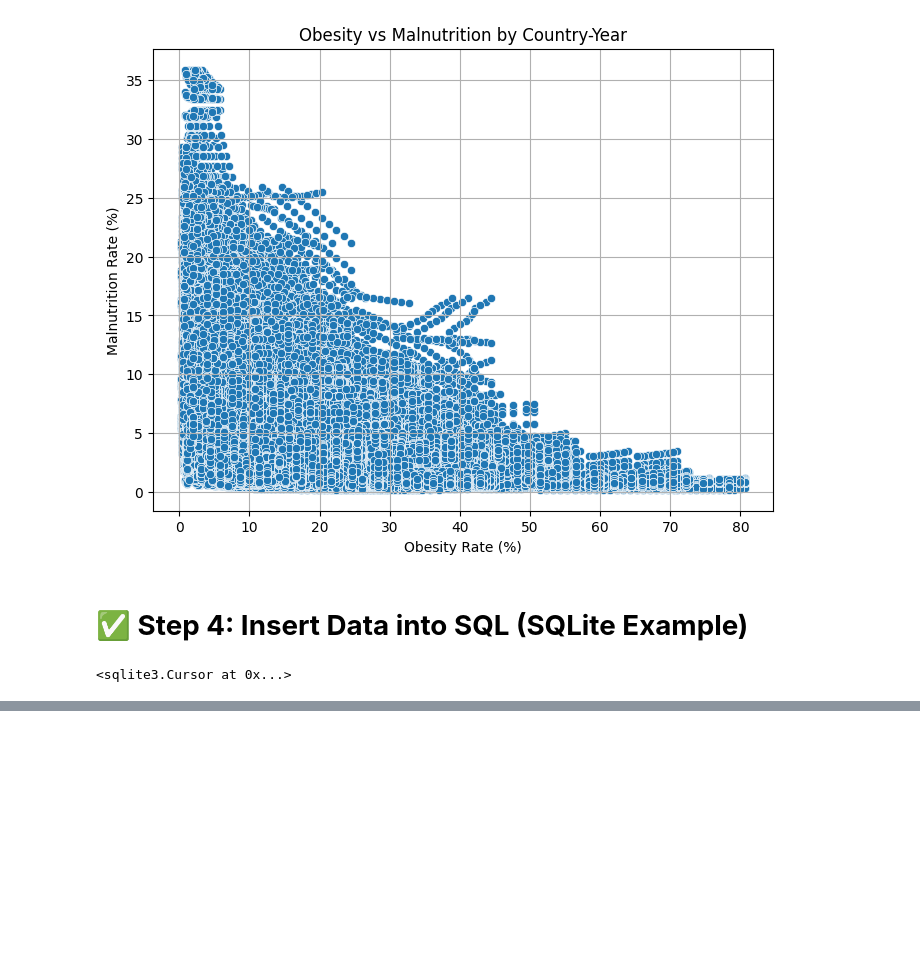
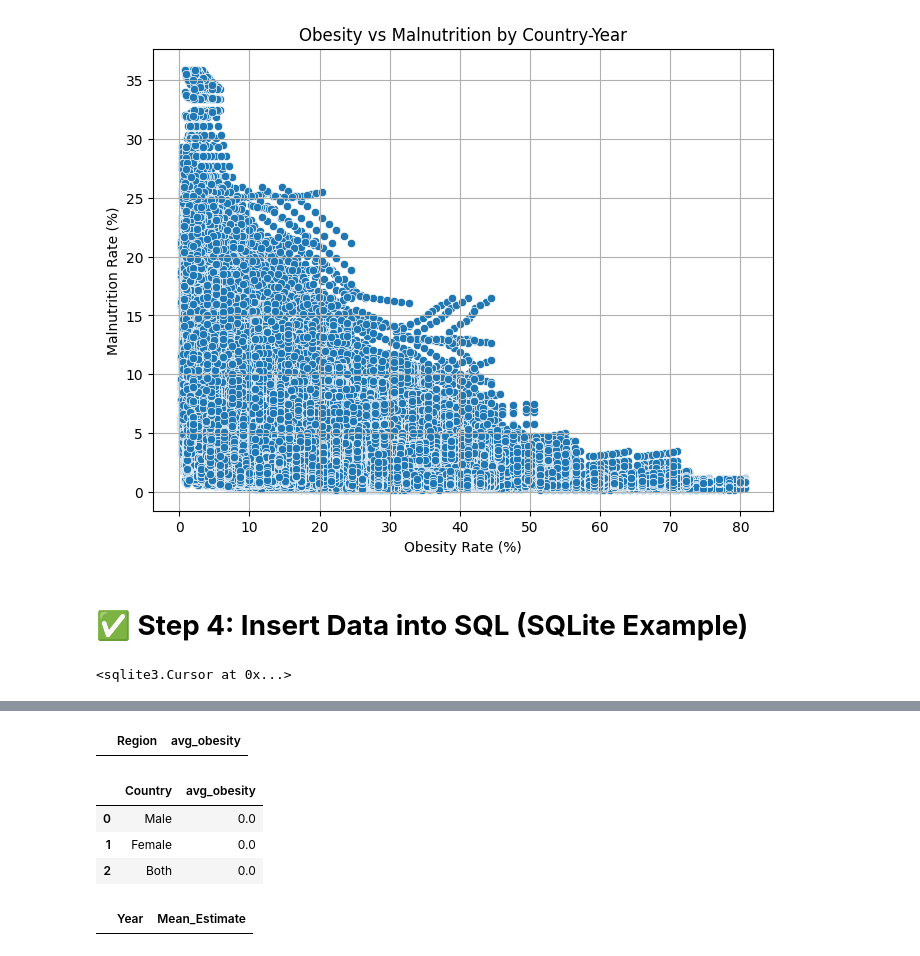
Before and after one commit to ArunK-ML/Project---Nutrition-Paradox-A-Global-View-on-Obesity-and-Malnutrition, a Jupyter notebook: Nutrition_Paradox_Near_Final.ipynb, the cells around one changed output, grey strips where cells are left out. Saved outputs shown, nothing was run; the diff lists cells and outputs as text; code cells hidden in the pictures; blank space fills up the shorter version.

```diff
--- a/Nutrition_Paradox_Near_Final.ipynb
+++ b/Nutrition_Paradox_Near_Final.ipynb
@@ -845,0 +891,42 @@ display(df_malnutrition_sql.head())
+# %%
+# 1. Top 5 regions with the highest average obesity in 2022
+
+query1 = ("""
+SELECT Region, AVG(Mean_Estimate) AS avg_obesity
+FROM obesity
+WHERE Year = 2022
+GROUP BY Region
+ORDER BY avg_obesity DESC
+LIMIT 5;
+""")
+show_query(query1)
+# %% [output]
+|  | Region | avg_obesity |
+# %%
+# 2. Top 5 countries with highest obesity estimates
+
+query2 = ("""
+SELECT Country, AVG(Mean_Estimate) AS avg_obesity
+FROM obesity
+GROUP BY Country
+ORDER BY avg_obesity DESC
+LIMIT 5;
+""")
+show_query(query2)
+# %% [output]
+|  | Country | avg_obesity |
+| 0 | Male | 0.0 |
+| 1 | Female | 0.0 |
+| 2 | Both | 0.0 |
+# %%
+# 3. Obesity trend in India over the years
+
+query3 = ("""
+SELECT Year, Mean_Estimate
+FROM obesity
+WHERE Country = 'India'
+ORDER BY Year;
+""")
+show_query(query3)
+# %% [output]
+|  | Year | Mean_Estimate |
```
Also changed, not shown: parts of 17 cells of this notebook.
